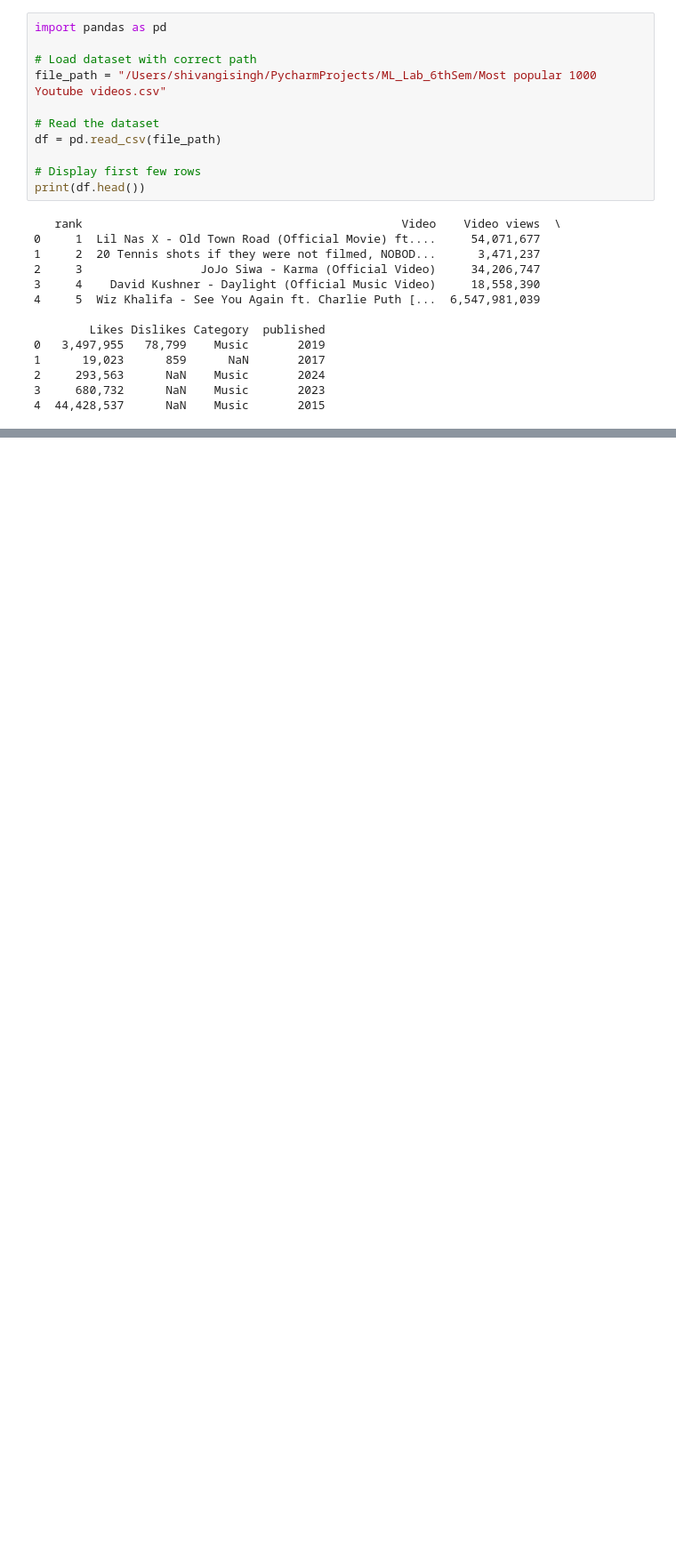
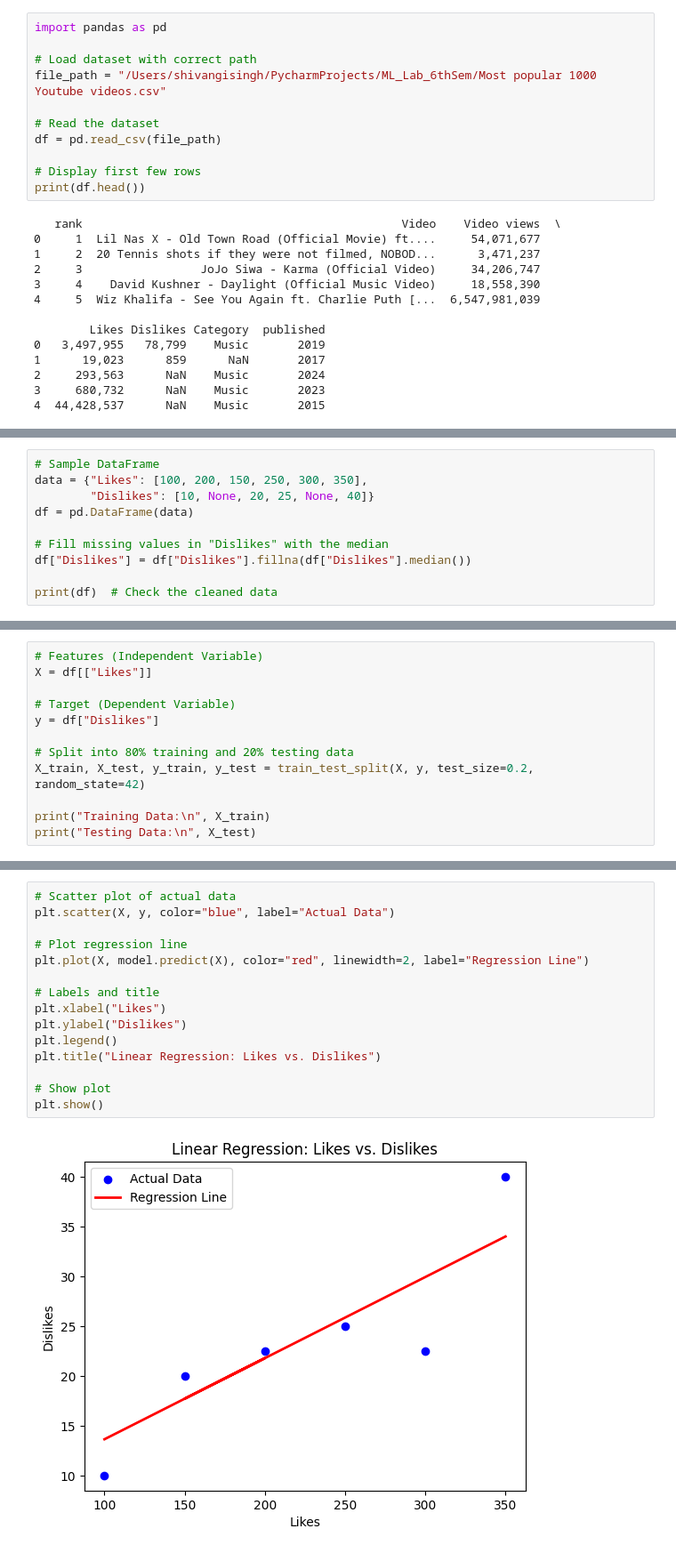
Before and after one commit to shivangiS04/ML_Lab_6thSem, a Jupyter notebook: code.ipynb, the cells around one changed output, grey strips where cells are left out. Shown at 89% size. Saved outputs shown, nothing was run; the diff lists cells and outputs as text; blank space fills up the shorter version.

```diff
--- a/code.ipynb
+++ b/code.ipynb
@@ -65,0 +118,10 @@ ModuleNotFoundError: No module named 'sklearn'
+# %%
+# Sample DataFrame
+data = {"Likes": [100, 200, 150, 250, 300, 350],
+        "Dislikes": [10, None, 20, 25, None, 40]}
+df = pd.DataFrame(data)
+
+# Fill missing values in "Dislikes" with the median
+df["Dislikes"] = df["Dislikes"].fillna(df["Dislikes"].median())
+
+print(df)  # Check the cleaned data
@@ -65,0 +136,12 @@ ModuleNotFoundError: No module named 'sklearn'
+# %%
+# Features (Independent Variable)
+X = df[["Likes"]]
+
+# Target (Dependent Variable)
+y = df["Dislikes"]
+
+# Split into 80% training and 20% testing data
+X_train, X_test, y_train, y_test = train_test_split(X, y, test_size=0.2, random_state=42)
+
+print("Training Data:\n", X_train)
+print("Testing Data:\n", X_test)
@@ -65,0 +191,17 @@ ModuleNotFoundError: No module named 'sklearn'
+# %%
+# Scatter plot of actual data
+plt.scatter(X, y, color="blue", label="Actual Data")
+
+# Plot regression line
+plt.plot(X, model.predict(X), color="red", linewidth=2, label="Regression Line")
+
+# Labels and title
+plt.xlabel("Likes")
+plt.ylabel("Dislikes")
+plt.legend()
+plt.title("Linear Regression: Likes vs. Dislikes")
+
+# Show plot
+plt.show()
+# %% [output]
+[figure, added]
```
Also changed, not shown: parts of 15 cells of this notebook, 2 other files.
